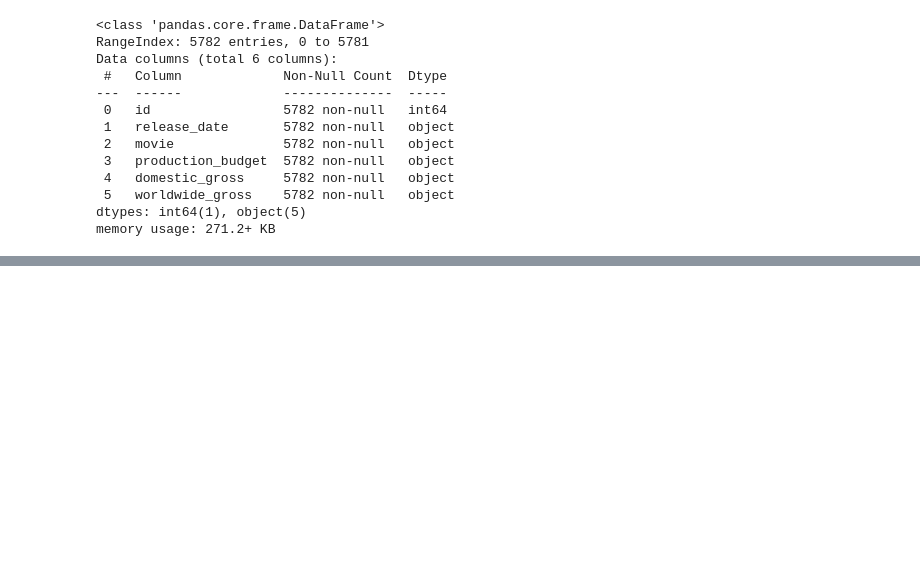
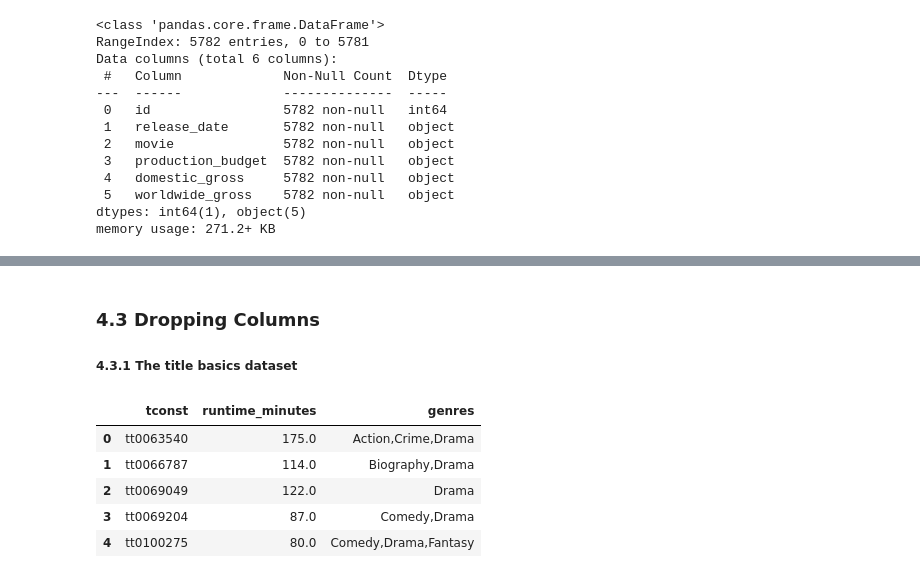
Before and after one commit to KimberlyWairimu/Project-Phase-1, a Jupyter notebook: My_project_1_jupyter_notebook.ipynb, the cells around one changed output, grey strips where cells are left out. Saved outputs shown, nothing was run; the diff lists cells and outputs as text; code cells hidden in the pictures; blank space fills up the shorter version.

```diff
--- a/My_project_1_jupyter_notebook.ipynb
+++ b/My_project_1_jupyter_notebook.ipynb
@@ -204,0 +222,4 @@ memory usage: 271.2+ KB
+# %%
+#dropping the row where the primary title value is null
+
+title_basics = title_basics.dropna(axis=0, subset=["primary_title"])
@@ -204,0 +259,16 @@ memory usage: 271.2+ KB
+# %% [markdown]
+### 4.3 Dropping Columns
+
+##### 4.3.1 The title basics dataset
+# %%
+# dropping the primary and original title in the title basics
+
+title_basics.drop(["primary_title" , "original_title","start_year"],axis=1,inplace = True)
+title_basics.head()
+# %% [output]
+|  | tconst | runtime_minutes | genres |
+| 0 | tt0063540 | 175.0 | Action,Crime,Drama |
+| 1 | tt0066787 | 114.0 | Biography,Drama |
+| 2 | tt0069049 | 122.0 | Drama |
+| 3 | tt0069204 | 87.0 | Comedy,Drama |
+| 4 | tt0100275 | 80.0 | Comedy,Drama,Fantasy |
```
Also changed, not shown: parts of 22 cells of this notebook.
